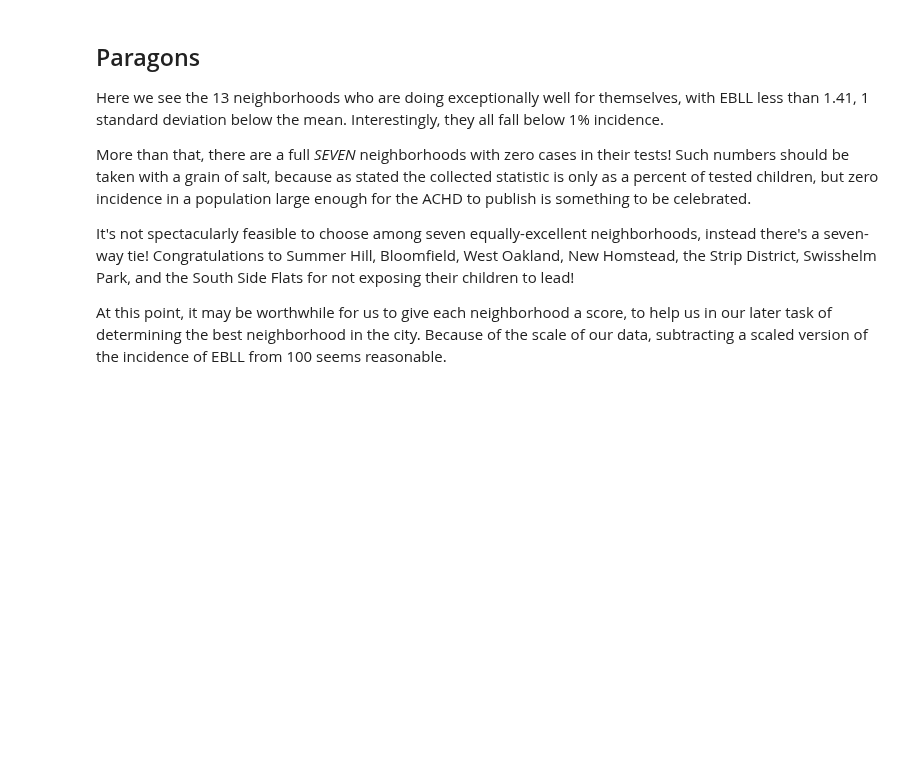
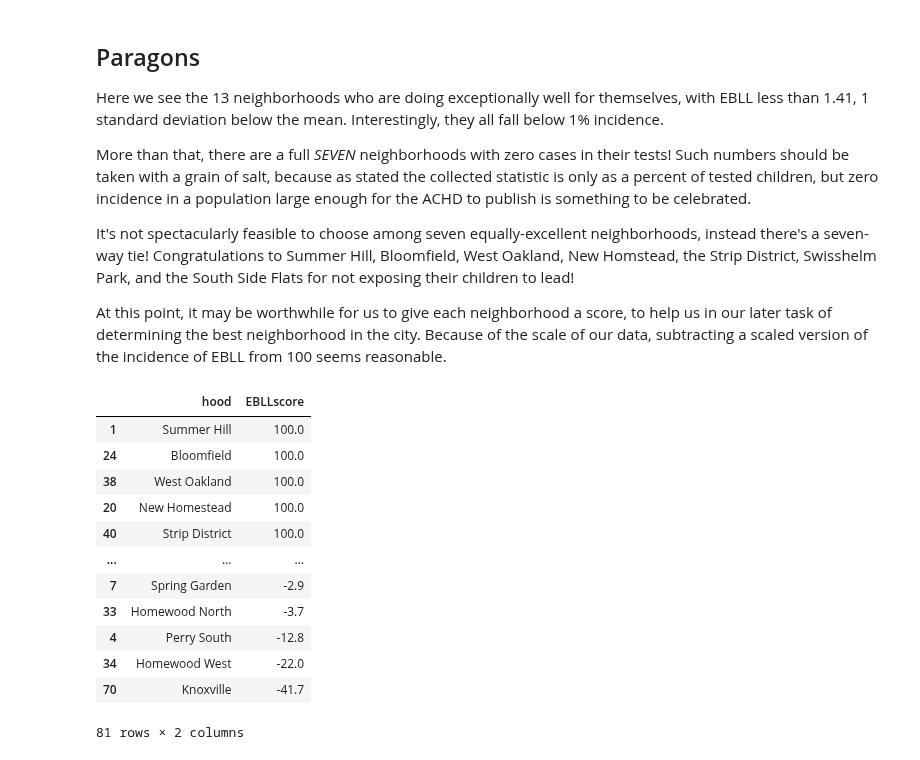
Before and after one commit to neffers/pittsburgh-neighborhood-analysis, a Jupyter notebook: jbb65-lead-in-the-water.ipynb, the cells around one changed output. Saved outputs shown, nothing was run; the diff lists cells and outputs as text; code cells hidden in the pictures; blank space fills up the shorter version.

```diff
--- a/jbb65-lead-in-the-water.ipynb
+++ b/jbb65-lead-in-the-water.ipynb
@@ -96,4 +96,19 @@ At this point, it may be worthwhile for us to give each neighborhood a score, to
 # %%
 scored = ezview.copy()
 scored.insert(2,'EBLLscore',100-ezview['percentEBLL15_20']*10)
 scored = scored[['hood','EBLLscore']]
+scored
+# %% [output]
+|  | hood | EBLLscore |
+| 1 | Summer Hill | 100.0 |
+| 24 | Bloomfield | 100.0 |
+| 38 | West Oakland | 100.0 |
+| 20 | New Homestead | 100.0 |
+| 40 | Strip District | 100.0 |
+| ... | ... | ... |
+| 7 | Spring Garden | -2.9 |
+| 33 | Homewood North | -3.7 |
+| 4 | Perry South | -12.8 |
+| 34 | Homewood West | -22.0 |
+| 70 | Knoxville | -41.7 |
+81 rows × 2 columns
```
Also changed, not shown: 3 other files.
